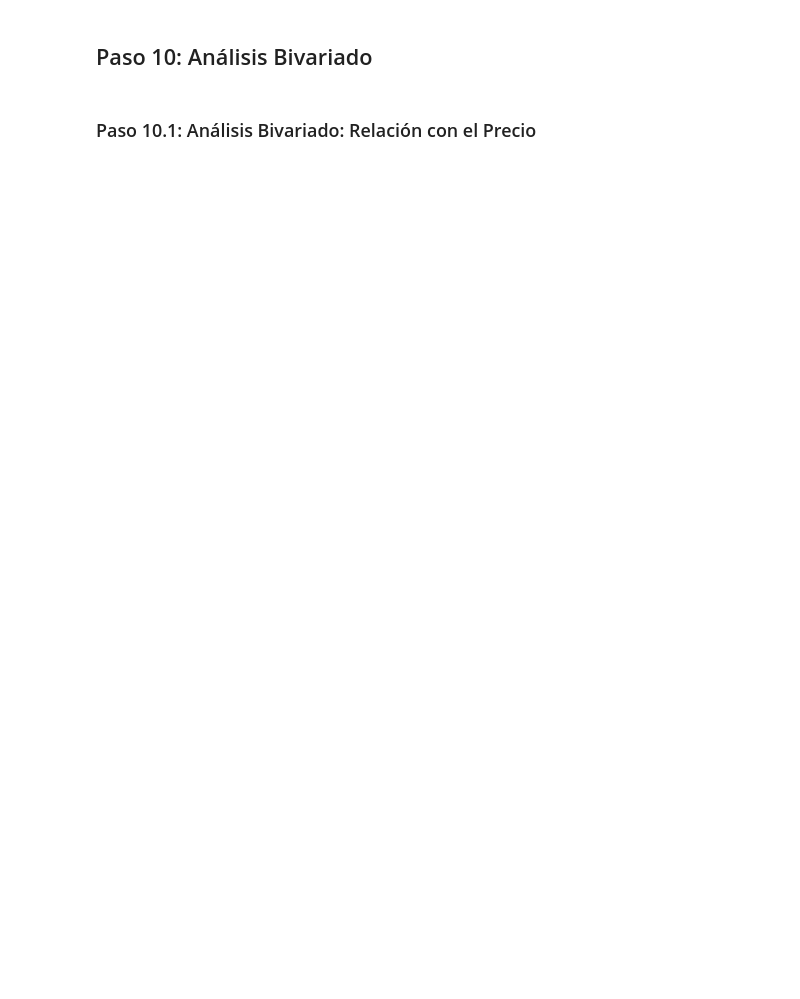
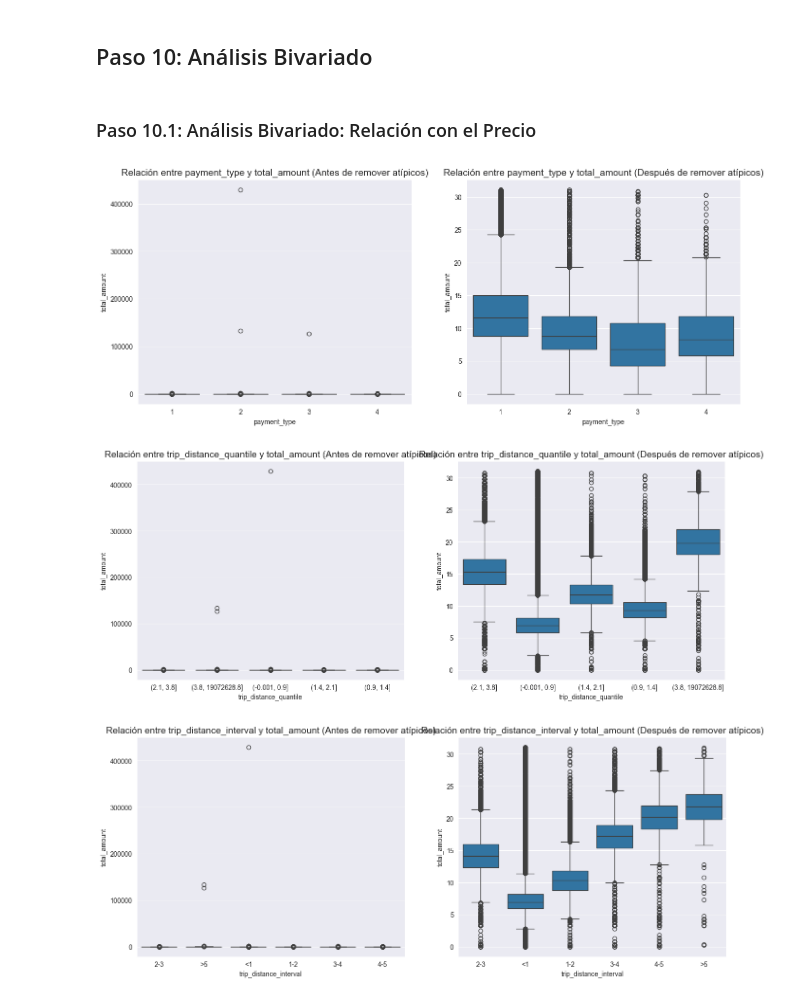
Before and after one commit to BlueAutomata/nyc-yellow-taxi, a Jupyter notebook: notebooks/NYC_Yellow_Taxi.ipynb, the cells around one changed output. Drawn from its saved outputs; the diff is of its cells as text; code cells hidden in the pictures; blank space fills up the shorter version.

Commit message:
add graphs

```diff
--- a/notebooks/NYC_Yellow_Taxi.ipynb
+++ b/notebooks/NYC_Yellow_Taxi.ipynb
@@ -132,3 +315,7 @@ data_cleaned = data.copy()
+# %%
+data = pd.read_csv('nyc_yellow_texi_data.csv')
+# %%
+data_cleaned = pd.read_csv('nyc_yellow_texi_data_cleaned.csv')
 # %% [markdown]
 ## Paso 8: Agrupar las variables según el tipo
 # %% [markdown]
@@ -232,3 +463,22 @@ plt.show()
 ## Paso 10: Análisis Bivariado
 # %% [markdown]
 ### Paso 10.1: Análisis Bivariado: Relación con el Precio
+# %%
+for col in vars_cat:
+    plt.figure(figsize=(16, 6))  # Standard size for other categories
+    plt.subplot(1, 2, 1)
+    sns.boxplot(data=data, x=col, y=target_var_num)  # Horizontal plot
+    plt.title(f'Relación entre {col} y {target_var_num} (Antes de remover atípicos)', fontsize=14)
+    plt.xlabel(col)
+    plt.ylabel(target_var_num)
+
+    plt.subplot(1, 2, 2)
+    sns.boxplot(data=data_cleaned, x=col, y=target_var_num)  # Horizontal plot
+    plt.title(f'Relación entre {col} y {target_var_num} (Después de remover atípicos)', fontsize=14)
+    plt.xlabel(col)
+    plt.ylabel(target_var_num)
+    plt.show()
+# %% [output]
+[figure, added]
+[figure, added]
+[figure, added]
```
Also changed, not shown: parts of 41 cells of this notebook, 3 other files.
